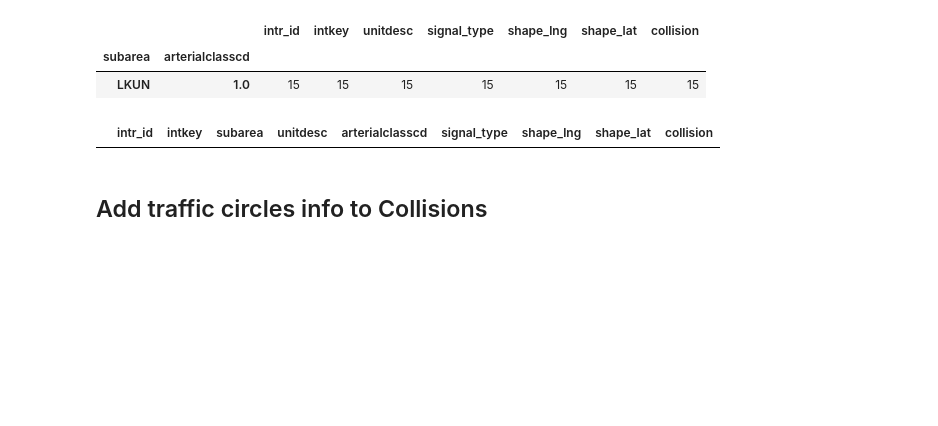
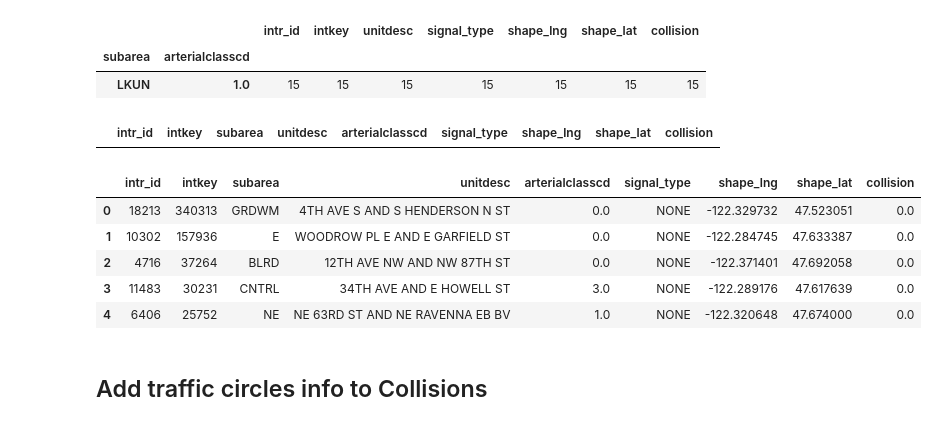
Before and after one commit to DataCircles/traffic_collisions_ml_team1, a Jupyter notebook: notebooks/cindy_intersect.ipynb, the cells around one changed output. Drawn from its saved outputs; the diff is of its cells as text; code cells hidden in the pictures; blank space fills up the shorter version.

```diff
--- a/notebooks/cindy_intersect.ipynb
+++ b/notebooks/cindy_intersect.ipynb
@@ -159,4 +159,13 @@ inter_collisions.loc[mask_33, 'arterialclasscd'] = 0
 inter_collisions[inter_collisions['arterialclasscd'].isnull()]
 # %% [output]
 |  | intr_id | intkey | subarea | unitdesc | arterialclasscd | signal_type | shape_lng | shape_lat | collision |
+# %%
+inter_collisions.head()
+# %% [output]
+|  | intr_id | intkey | subarea | unitdesc | arterialclasscd | signal_type | shape_lng | shape_lat | collision |
+| 0 | 18213 | 340313 | GRDWM | 4TH AVE S AND S HENDERSON N ST | 0.0 | NONE | -122.329732 | 47.523051 | 0.0 |
+| 1 | 10302 | 157936 | E | WOODROW PL E AND E GARFIELD ST | 0.0 | NONE | -122.284745 | 47.633387 | 0.0 |
+| 2 | 4716 | 37264 | BLRD | 12TH AVE NW AND NW 87TH ST | 0.0 | NONE | -122.371401 | 47.692058 | 0.0 |
+| 3 | 11483 | 30231 | CNTRL | 34TH AVE AND E HOWELL ST | 3.0 | NONE | -122.289176 | 47.617639 | 0.0 |
+| 4 | 6406 | 25752 | NE | NE 63RD ST AND NE RAVENNA EB BV | 1.0 | NONE | -122.320648 | 47.674000 | 0.0 |
 # %%
```
Also changed, not shown: parts of 20 cells of this notebook, 3 other files.
